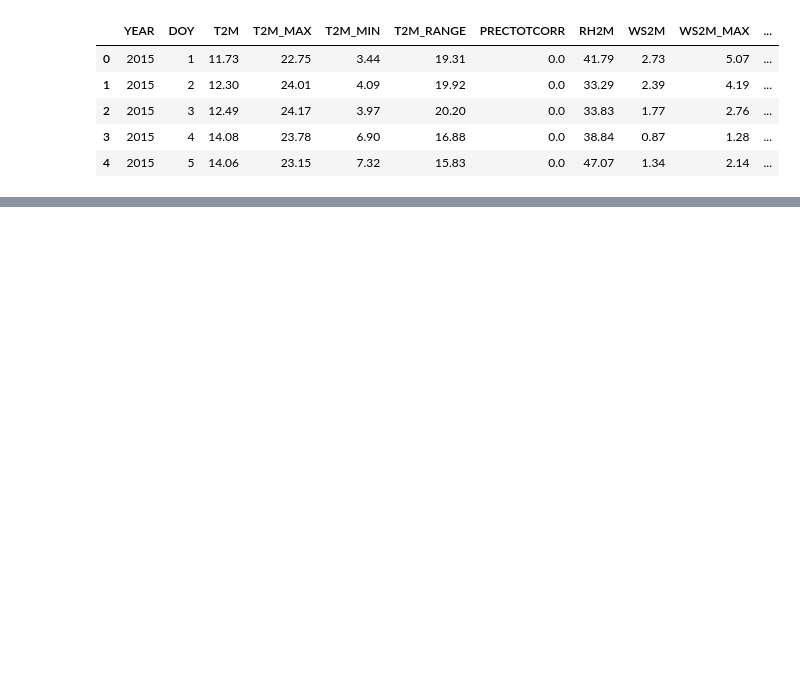
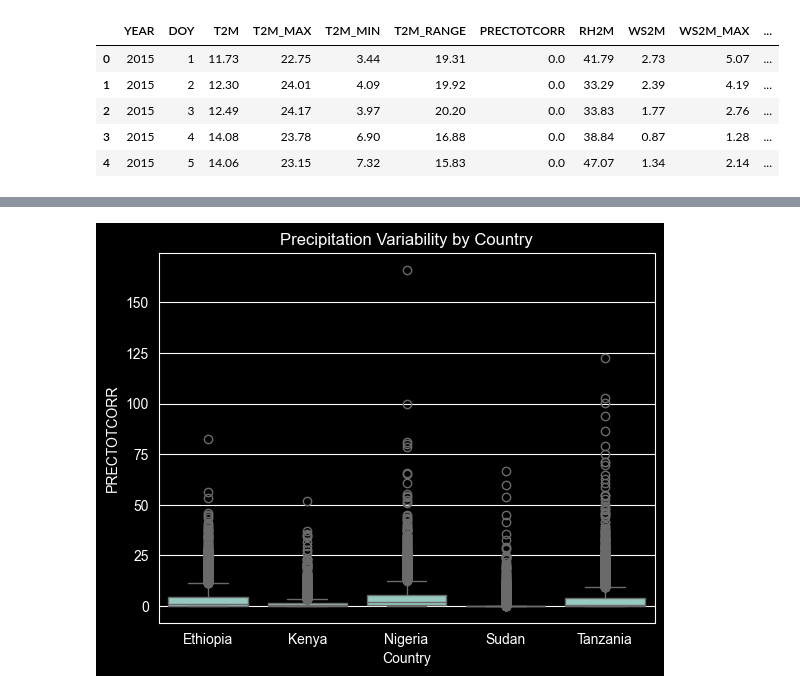
Before and after one commit to EldaGir/climate-challenge-week0, a Jupyter notebook: notebooks/compare_countries.ipynb, the cells around one changed output, grey strips where cells are left out. Cells and saved outputs as stored; diff of their text form; code cells hidden in the pictures; blank space fills up the shorter version.

```diff
--- a/notebooks/compare_countries.ipynb
+++ b/notebooks/compare_countries.ipynb
@@ -19,0 +48,12 @@ df.head()
+# %%
+df = df.reset_index(drop=True)
+# %%
+import seaborn as sns
+import matplotlib.pyplot as plt
+
+plt.figure()
+sns.boxplot(x="Country", y="PRECTOTCORR", data=df)
+plt.title("Precipitation Variability by Country")
+plt.show()
+# %% [output]
+[figure, added]
```
Also changed, not shown: parts of 5 cells of this notebook, 1 other file.
